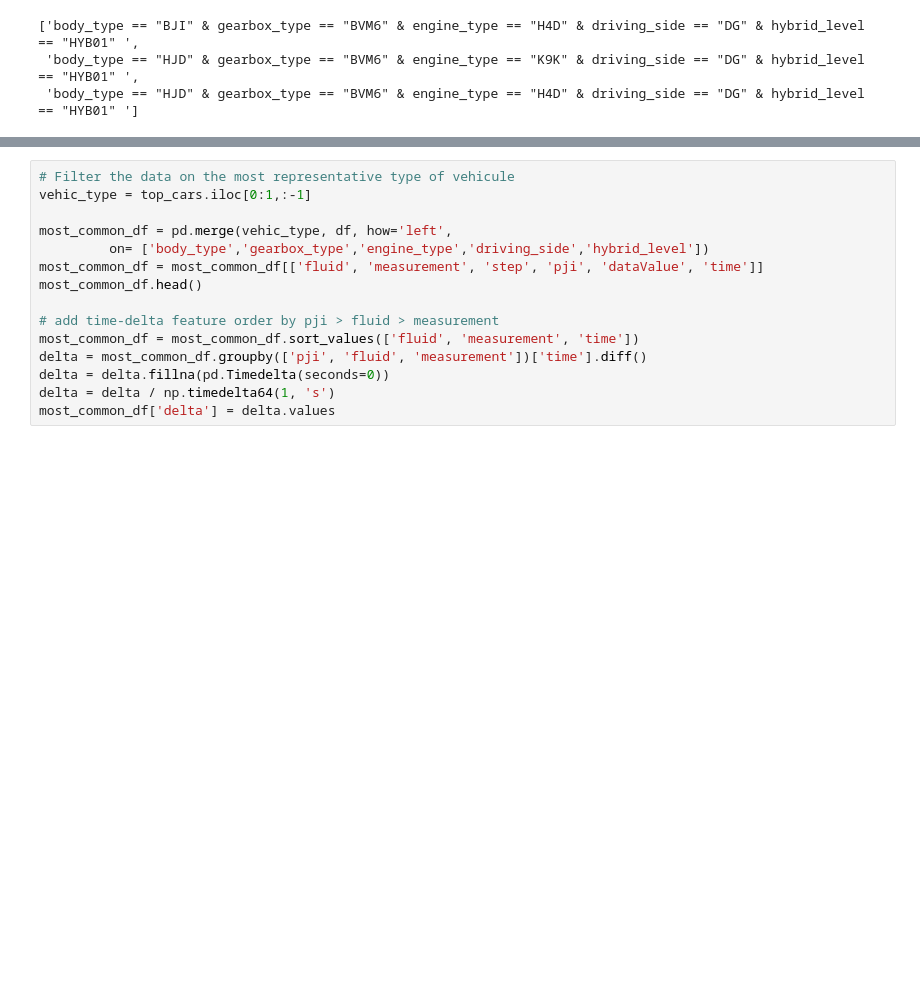
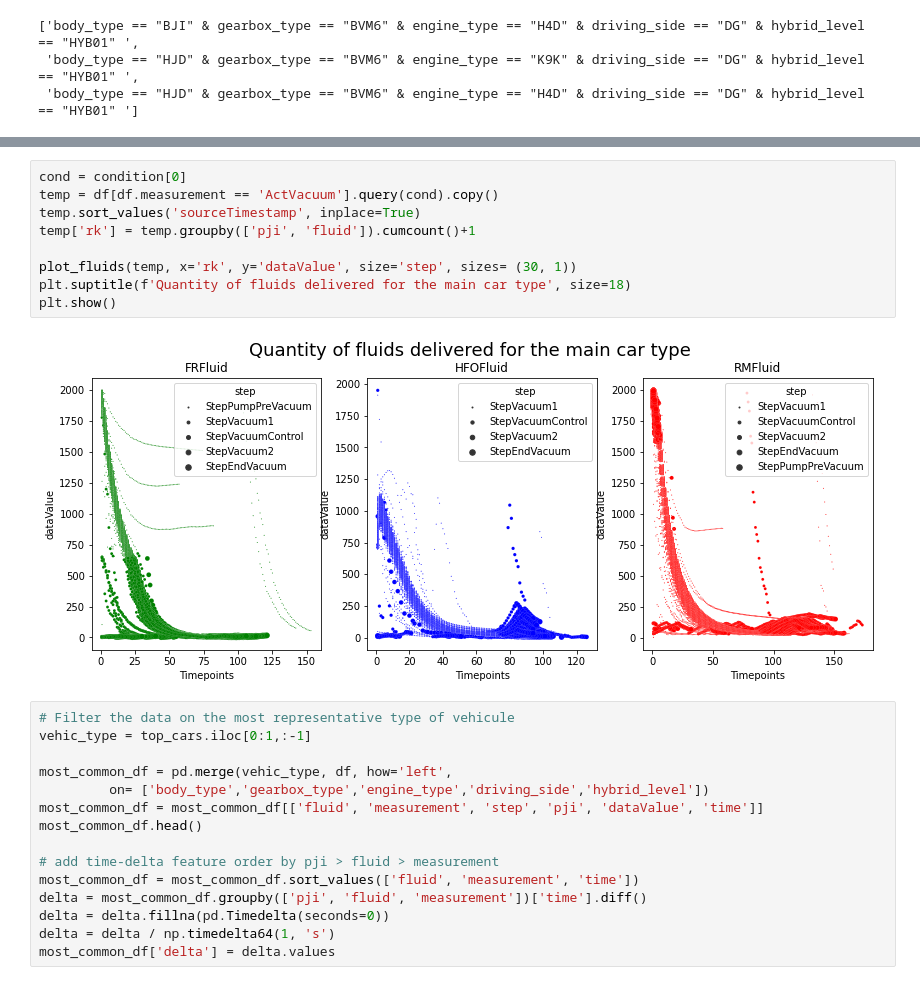
Before and after one commit to alixtc/Renault, a Jupyter notebook: notebooks/presentation.ipynb, the cells around one changed output, grey strips where cells are left out. Cells and saved outputs as stored; diff of their text form; blank space fills up the shorter version.

```diff
--- a/notebooks/presentation.ipynb
+++ b/notebooks/presentation.ipynb
@@ -168,3 +179,14 @@ for cond in condition[:1]:
+# %%
+cond = condition[0]
+temp = df[df.measurement == 'ActVacuum'].query(cond).copy()
+temp.sort_values('sourceTimestamp', inplace=True)
+temp['rk'] = temp.groupby(['pji', 'fluid']).cumcount()+1
+
+plot_fluids(temp, x='rk', y='dataValue', size='step', sizes= (30, 1))
+plt.suptitle(f'Quantity of fluids delivered for the main car type', size=18)
+plt.show()
+# %% [output]
+[figure, added]
 # %%
 # Filter the data on the most representative type of vehicule
 vehic_type = top_cars.iloc[0:1,:-1]
```
Also changed, not shown: parts of 13 cells of this notebook, 1 other file.
